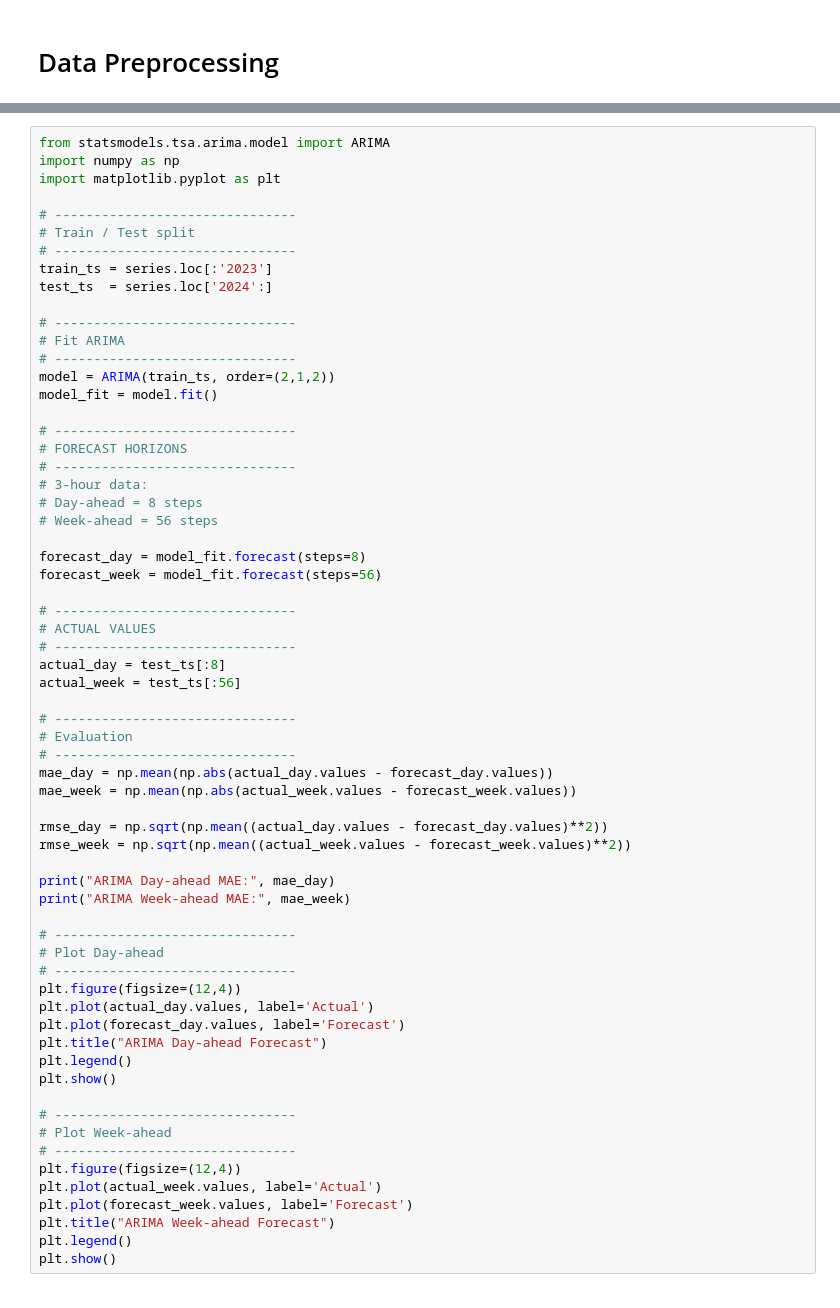
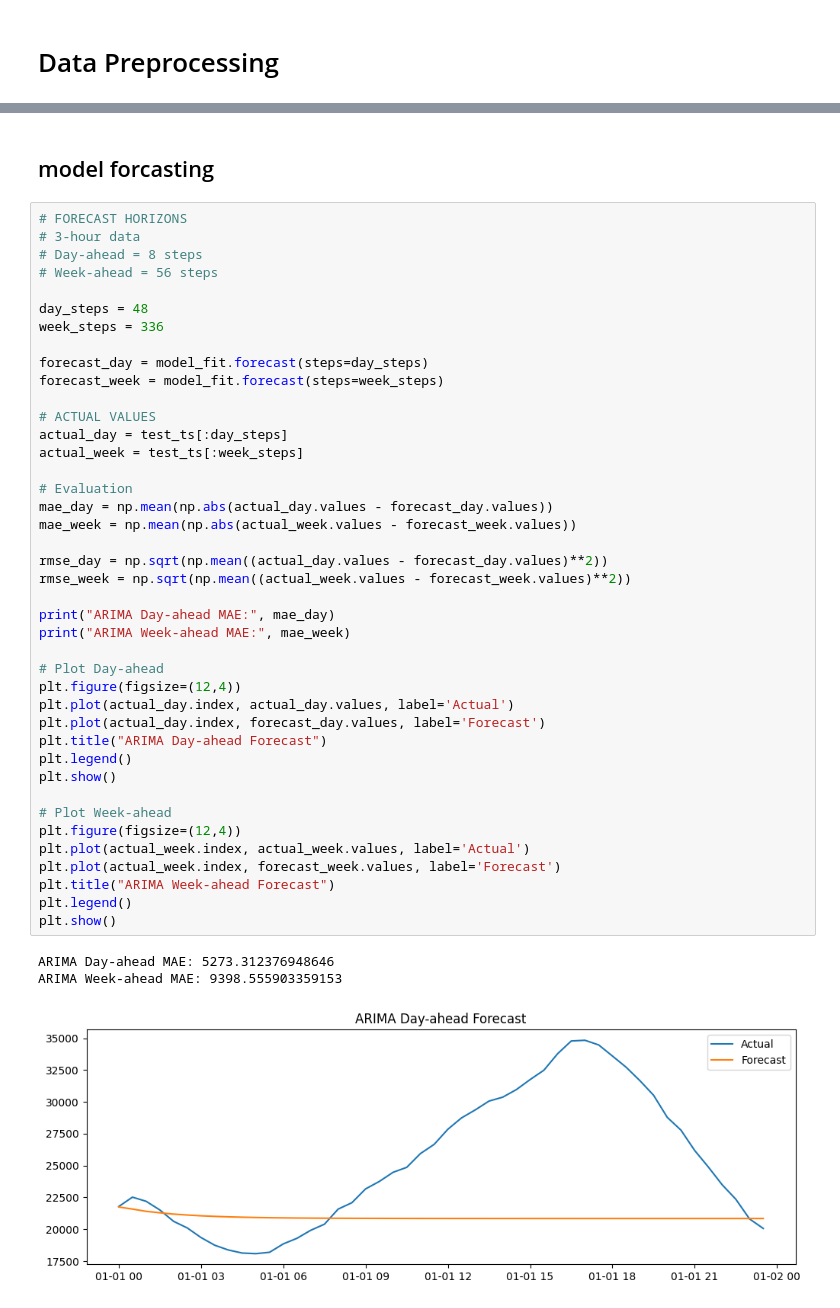
Before and after one commit to ruchira0011/Electricity-Demand-Forecasting-in-Great-Britain, a Jupyter notebook: Uk_Energy_ARIMA.ipynb, the cells around one changed output, grey strips where cells are left out. Drawn from its saved outputs; the diff is of its cells as text.

```diff
--- a/Uk_Energy_ARIMA.ipynb
+++ b/Uk_Energy_ARIMA.ipynb
@@ -143,64 +179,47 @@ After aggregating duplicates -> shape: (284750, 11)
+# %% [markdown]
+## model forcasting
 # %%
-from statsmodels.tsa.arima.model import ARIMA
-import numpy as np
-import matplotlib.pyplot as plt
-
-# -------------------------------
-# Train / Test split
-# -------------------------------
-train_ts = series.loc[:'2023']
-test_ts  = series.loc['2024':]
-
-# -------------------------------
-# Fit ARIMA
-# -------------------------------
-model = ARIMA(train_ts, order=(2,1,2))
-model_fit = model.fit()
-
-# -------------------------------
 # FORECAST HORIZONS
-# -------------------------------
-# 3-hour data:
+# 3-hour data
 # Day-ahead = 8 steps
 # Week-ahead = 56 steps
 
-forecast_day = model_fit.forecast(steps=8)
-forecast_week = model_fit.forecast(steps=56)
+day_steps = 48
+week_steps = 336
 
-# -------------------------------
+forecast_day = model_fit.forecast(steps=day_steps)
+forecast_week = model_fit.forecast(steps=week_steps)
+
 # ACTUAL VALUES
-# -------------------------------
-actual_day = test_ts[:8]
-actual_week = test_ts[:56]
+actual_day = test_ts[:day_steps]
+actual_week = test_ts[:week_steps]
 
-# -------------------------------
 # Evaluation
-# -------------------------------
 mae_day = np.mean(np.abs(actual_day.values - forecast_day.values))
 mae_week = np.mean(np.abs(actual_week.values - forecast_week.values))
 
 rmse_day = np.sqrt(np.mean((actual_day.values - forecast_day.values)**2))
 rmse_week = np.sqrt(np.mean((actual_week.values - forecast_week.values)**2))
 
 print("ARIMA Day-ahead MAE:", mae_day)
 print("ARIMA Week-ahead MAE:", mae_week)
 
-# -------------------------------
 # Plot Day-ahead
-# -------------------------------
 plt.figure(figsize=(12,4))
-plt.plot(actual_day.values, label='Actual')
-plt.plot(forecast_day.values, label='Forecast')
+plt.plot(actual_day.index, actual_day.values, label='Actual')
+plt.plot(actual_day.index, forecast_day.values, label='Forecast')
 plt.title("ARIMA Day-ahead Forecast")
 plt.legend()
 plt.show()
 
-# -------------------------------
 # Plot Week-ahead
-# -------------------------------
 plt.figure(figsize=(12,4))
-plt.plot(actual_week.values, label='Actual')
-plt.plot(forecast_week.values, label='Forecast')
+plt.plot(actual_week.index, actual_week.values, label='Actual')
+plt.plot(actual_week.index, forecast_week.values, label='Forecast')
 plt.title("ARIMA Week-ahead Forecast")
 plt.legend()
 plt.show()
+# %% [output]
+ARIMA Day-ahead MAE: 5273.312376948646
+ARIMA Week-ahead MAE: 9398.555903359153
+[figure, added]
```
Also changed, not shown: parts of 9 cells of this notebook.
